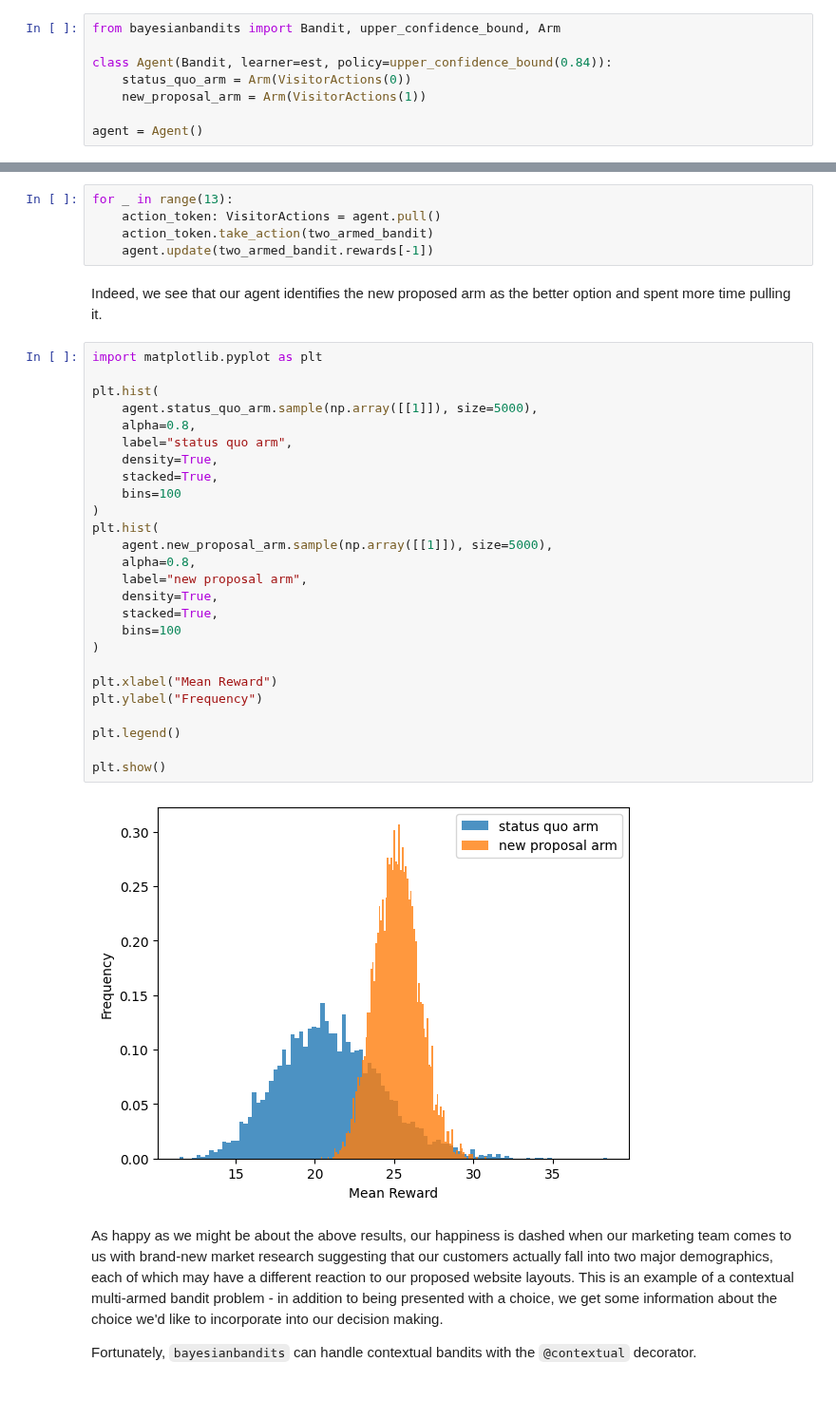
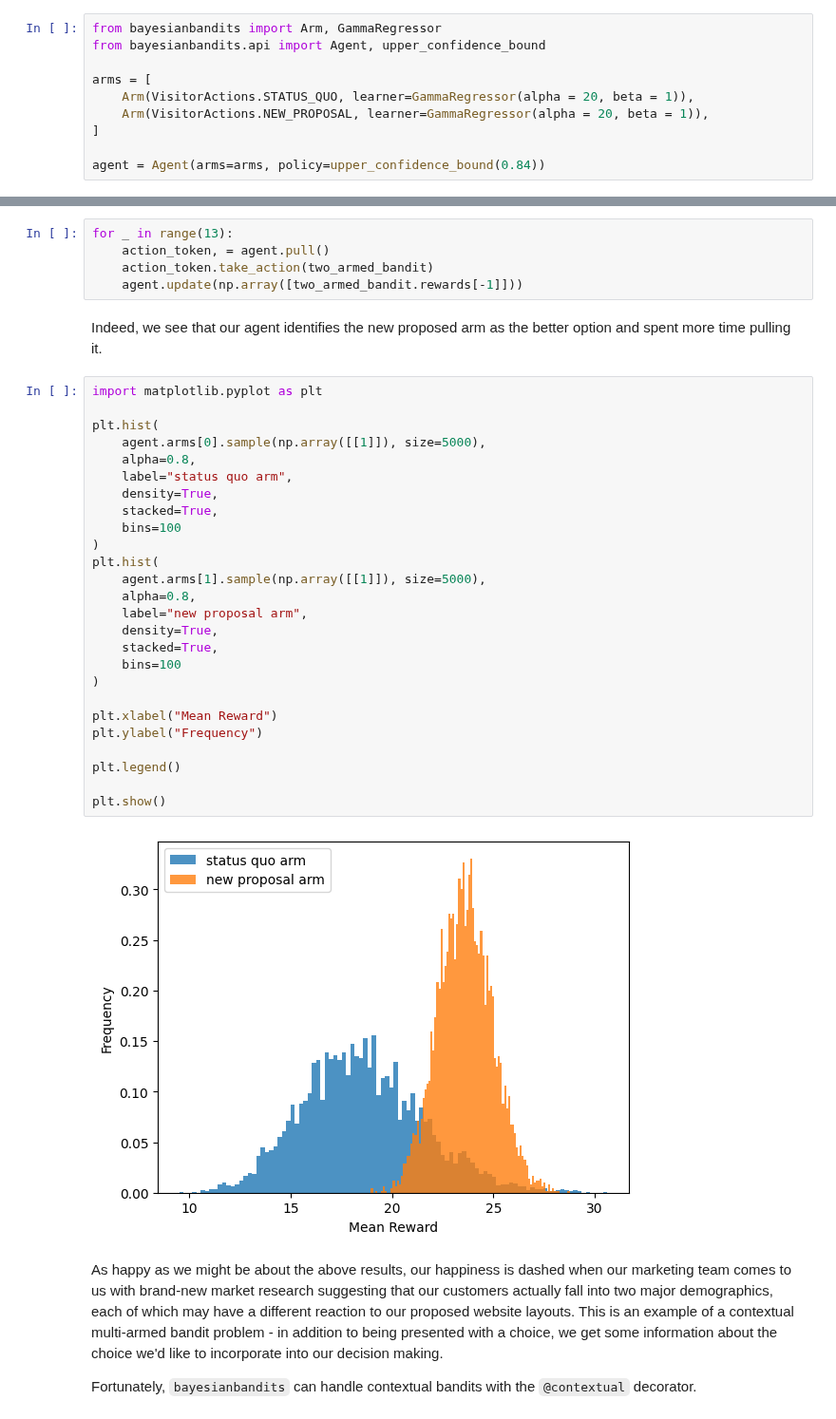
Before and after one commit to bayesianbandits/bayesianbandits, a Jupyter notebook: docs/notebooks/counts.ipynb, the cells around one changed output, grey strips where cells are left out. Shown at 95% size. Cells and saved outputs as stored; diff of their text form.

Commit message:
DOCS: update `counts` notebook using Agent API

```diff
--- a/docs/notebooks/counts.ipynb
+++ b/docs/notebooks/counts.ipynb
@@ -59,48 +55,50 @@ And finally, our `Agent` class. This time, we'll be using the `upper_confidence_
-# %%
-from bayesianbandits import Bandit, upper_confidence_bound, Arm
-
-class Agent(Bandit, learner=est, policy=upper_confidence_bound(0.84)):
-    status_quo_arm = Arm(VisitorActions(0))
-    new_proposal_arm = Arm(VisitorActions(1))
-
-agent = Agent()
+# %%
+from bayesianbandits import Arm, GammaRegressor
+from bayesianbandits.api import Agent, upper_confidence_bound
+
+arms = [
+    Arm(VisitorActions.STATUS_QUO, learner=GammaRegressor(alpha = 20, beta = 1)),
+    Arm(VisitorActions.NEW_PROPOSAL, learner=GammaRegressor(alpha = 20, beta = 1)),
+]
+
+agent = Agent(arms=arms, policy=upper_confidence_bound(0.84))
 # %% [markdown]
 Now, let's simulate some learning. We'll say we want to run this experiment for a quarter, or 13 weeks.
 # %%
 for _ in range(13):
-    action_token: VisitorActions = agent.pull()
+    action_token, = agent.pull()
     action_token.take_action(two_armed_bandit)
-    agent.update(two_armed_bandit.rewards[-1])
+    agent.update(np.array([two_armed_bandit.rewards[-1]]))
 # %% [markdown]
 Indeed, we see that our agent identifies the new proposed arm as the better option and spent more time pulling it.
 # %%
 import matplotlib.pyplot as plt
 
 plt.hist(
-    agent.status_quo_arm.sample(np.array([[1]]), size=5000),
+    agent.arms[0].sample(np.array([[1]]), size=5000),
     alpha=0.8,
     label="status quo arm",
     density=True,
     stacked=True,
     bins=100
 )
 plt.hist(
-    agent.new_proposal_arm.sample(np.array([[1]]), size=5000),
+    agent.arms[1].sample(np.array([[1]]), size=5000),
     alpha=0.8,
     label="new proposal arm",
     density=True,
     stacked=True,
     bins=100
 )
 
 plt.xlabel("Mean Reward")
 plt.ylabel("Frequency")
 
 plt.legend()
 
 plt.show()
 # %% [output]
-[figure, old version]
+[figure, new version]
 # %% [markdown]
 As happy as we might be about the above results, our happiness is dashed when our marketing team comes to us with brand-new market research suggesting that our customers actually fall into two major demographics, each of which may have a different reaction to our proposed website layouts. This is an example of a contextual multi-armed bandit problem - in addition to being presented with a choice, we get some information about the choice we'd like to incorporate into our decision making.
 
```
Also changed, not shown: parts of 7 cells of this notebook.
